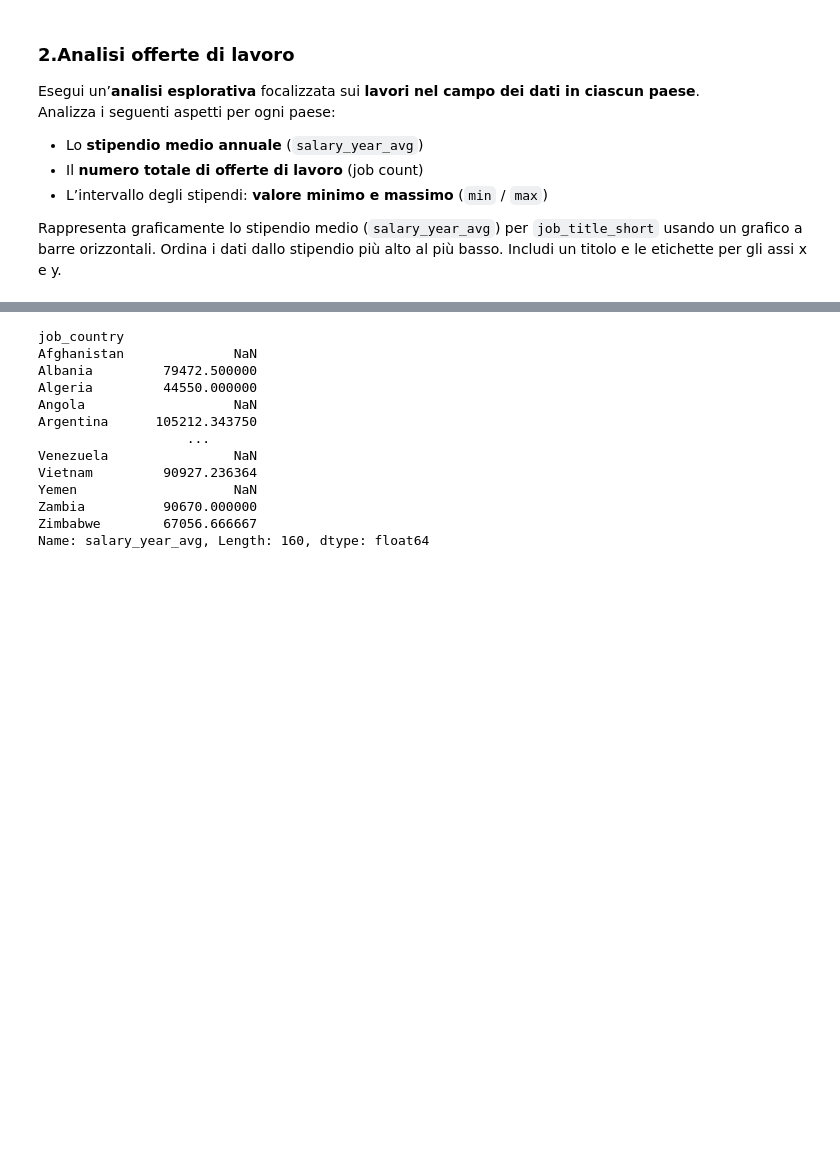
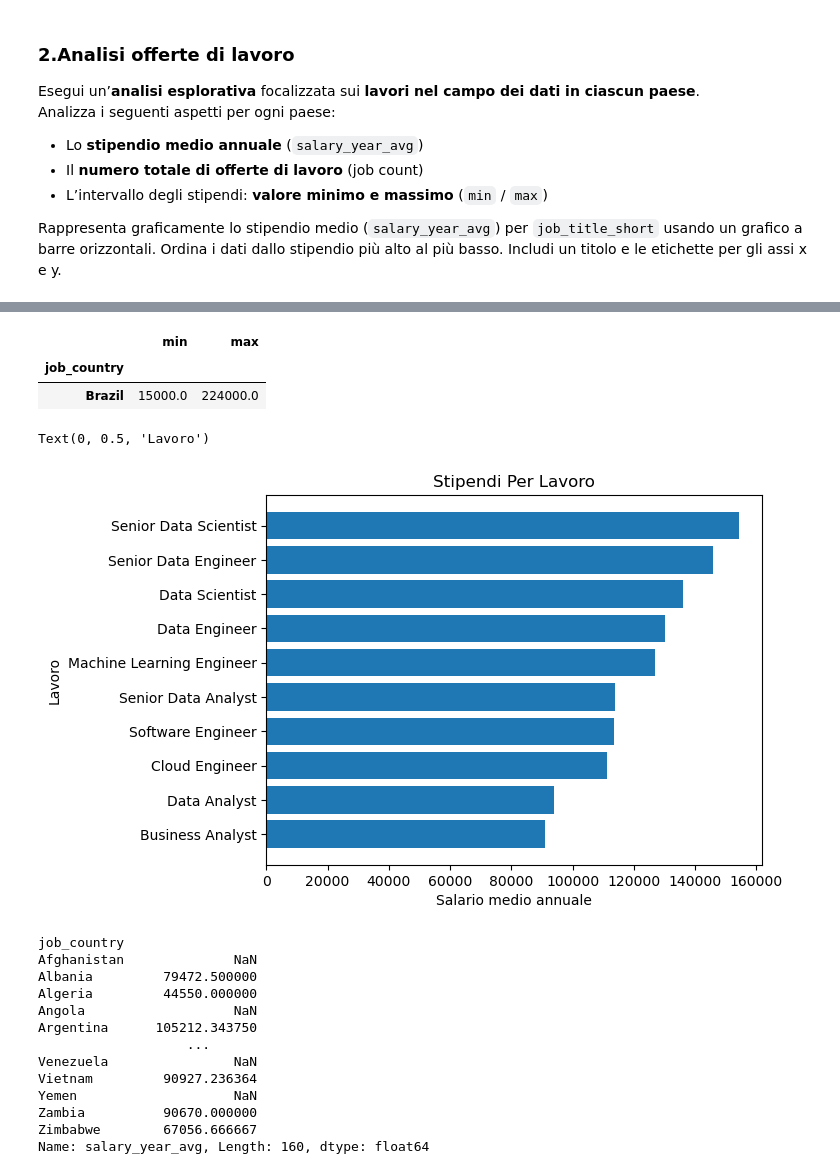
Before and after one commit to schumy/programmingLab_II, a Jupyter notebook: 3.5_Esercizi_lez_3.ipynb, the cells around one changed output, grey strips where cells are left out. Cells and saved outputs as stored; diff of their text form; code cells hidden in the pictures; blank space fills up the shorter version.

```diff
--- a/3.5_Esercizi_lez_3.ipynb
+++ b/3.5_Esercizi_lez_3.ipynb
@@ -74,3 +105,25 @@ df
+# %%
+df.groupby('job_country')['salary_year_avg'].mean()
+df.groupby('job_country')['job_country'].count()
+stipendi_minmax = df.groupby('job_country')['salary_year_avg'].agg(['min', 'max'])
+stipendi_minmax[stipendi_minmax['max'] == stipendi_minmax['max'].max()]
+stipendi_minmax[stipendi_minmax['min'] == stipendi_minmax['min'].min()]
+# %% [output]
+|  | min | max |
+| job_country |  |  |
+| Brazil | 15000.0 | 224000.0 |
+# %%
+df_pulito = df.dropna(subset='salary_year_avg')
+#df_pulito['salary_year_avg'].head()
+#su groupby dropna è di default true, posso non farlo
+stipendio_medio_per_lavoro = df_pulito.groupby('job_title_short')['salary_year_avg'].mean().sort_values() #series
+plt.barh(stipendio_medio_per_lavoro.index, stipendio_medio_per_lavoro.values)
+plt.title('Stipendi Per Lavoro')
+plt.xlabel('Salario medio annuale')
+plt.ylabel('Lavoro')
+# %% [output]
+Text(0, 0.5, 'Lavoro')
+[figure, added]
 # %%
 #raggruppo per il job country e poi faccio la media per salary
 media = df.groupby('job_country')['salary_year_avg'].mean()
```
Also changed, not shown: parts of 21 cells of this notebook.
